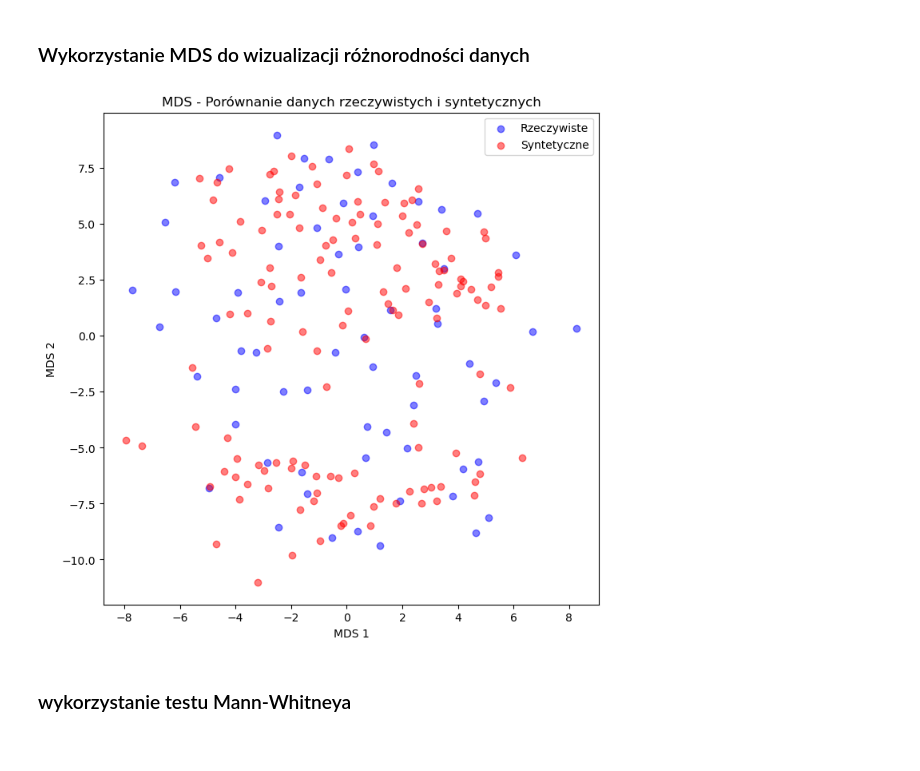
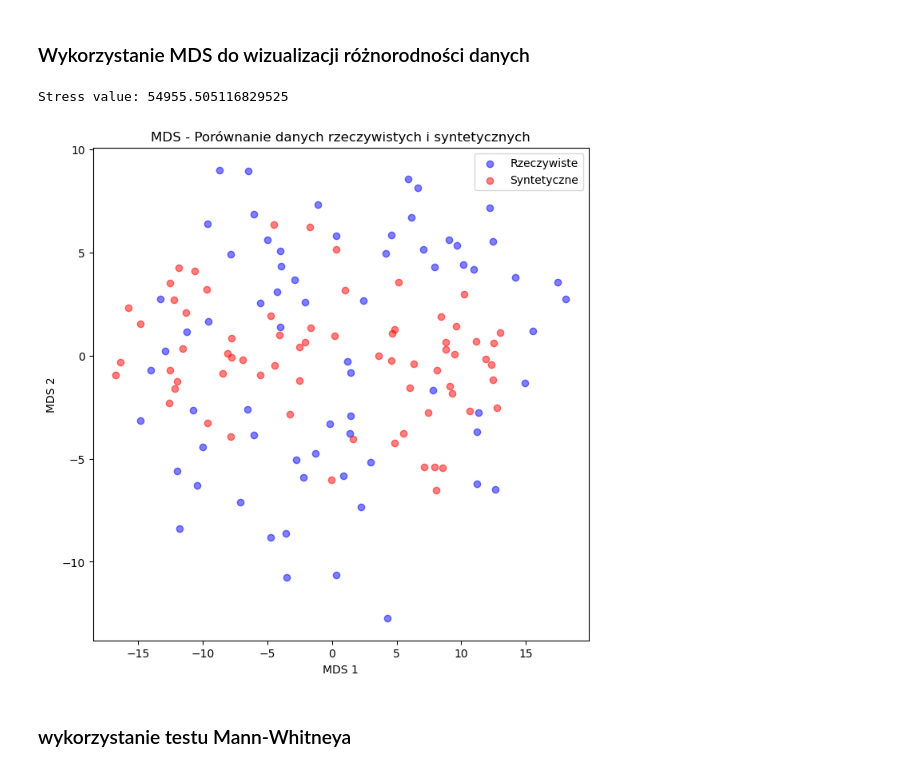
Before and after one commit to Varker00/rna-generator, a Jupyter notebook: notebooks/data_analysis.ipynb, the cells around one changed output. Drawn from its saved outputs; the diff is of its cells as text; code cells hidden in the pictures.

```diff
--- a/notebooks/data_analysis.ipynb
+++ b/notebooks/data_analysis.ipynb
@@ -14,7 +14,7 @@ import hdbscan
 # %% [markdown]
 ### Wczytanie danych
 # %%
-real_data = pd.read_csv('original_data/GSE158508_normalized_counts.tsv', sep='\t')
+real_data = pd.read_csv('../original_data/GSE158508_normalized_counts.tsv', sep='\t')
 real_data = real_data.T
-synthetic_data = pd.read_csv('synthetic_data/generated_data.tsv', sep='\t')
+synthetic_data = pd.read_csv('../synthetic_data/generated_data.tsv', sep='\t')
 # %%
@@ -308,31 +550,42 @@ ica_visualization()
 # %% [markdown]
 ### Wykorzystanie MDS do wizualizacji różnorodności danych
 # %%
+import matplotlib.pyplot as plt
+from sklearn.preprocessing import StandardScaler
 from sklearn.manifold import MDS
-def mds_visualization():
-    # Standaryzacja danych
-    scaler = StandardScaler()
-    real_scaled = scaler.fit_transform(real_data)
-    synthetic_scaled = scaler.transform(synthetic_data)
+import numpy as np
 
-    # MDS do 2 komponentów
-    mds = MDS(n_components=2)
-    real_mds = mds.fit_transform(real_scaled)
-    synthetic_mds = mds.fit_transform(synthetic_scaled)
+def mds_visualization(combined_mds, n_points):
+    # Oddzielenie wyników MDS
+    real_mds = combined_mds[:n_points, :]
+    synthetic_mds = combined_mds[n_points:, :]
 
     # Wizualizacja
     plt.figure(figsize=(8, 8))
     plt.scatter(real_mds[:, 0], real_mds[:, 1], c='blue', alpha=0.5, label='Rzeczywiste')
     plt.scatter(synthetic_mds[:, 0], synthetic_mds[:, 1], c='red', alpha=0.5, label='Syntetyczne')
     plt.legend()
     plt.title('MDS - Porównanie danych rzeczywistych i syntetycznych')
     plt.xlabel('MDS 1')
     plt.ylabel('MDS 2')
     plt.show()
 
-mds_visualization()
+# Standaryzacja danych
+scaler = StandardScaler()
+combined_scaled = scaler.fit_transform(np.vstack((real_data, synthetic_data)))
+
+# MDS do 2 komponentów
+mds = MDS(n_components=2)
+combined_mds = mds.fit_transform(combined_scaled)
+
+stress_value = mds.stress_
+print(f"Stress value: {stress_value}")
+
+# Wywołanie funkcji wizualizacji
+mds_visualization(combined_mds, len(real_data))
 # %% [output]
+Stress value: 54955.505116829525
-[figure, old version]
+[figure, new version]
 # %% [markdown]
 ### wykorzystanie testu Mann-Whitneya
 # %%
```
Also changed, not shown: parts of 18 cells of this notebook.
